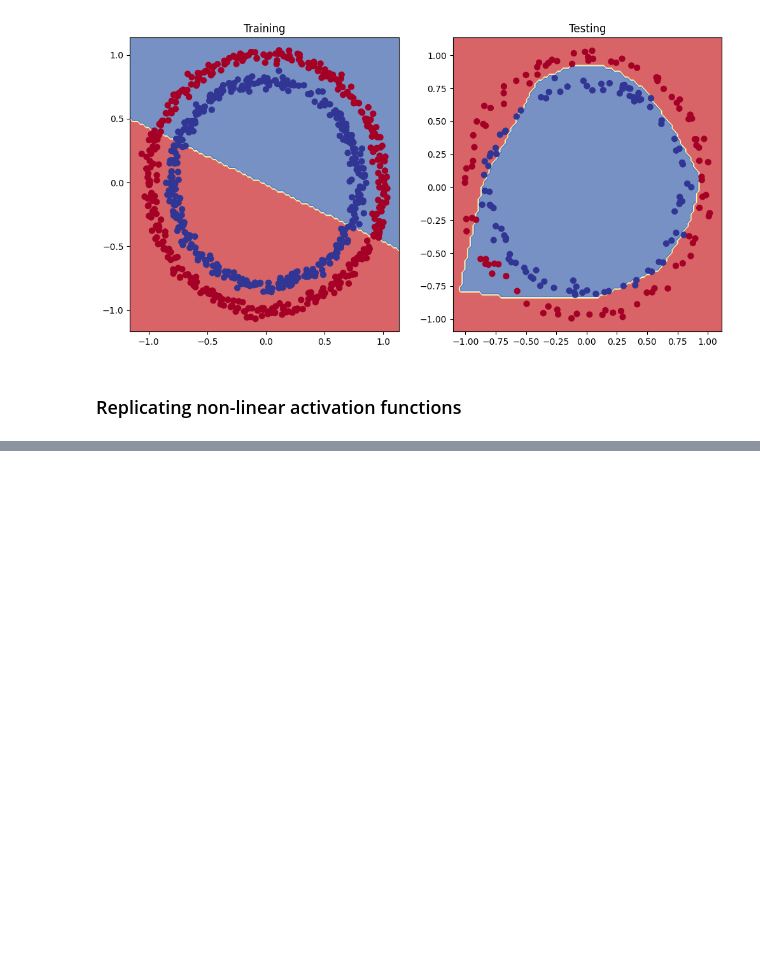
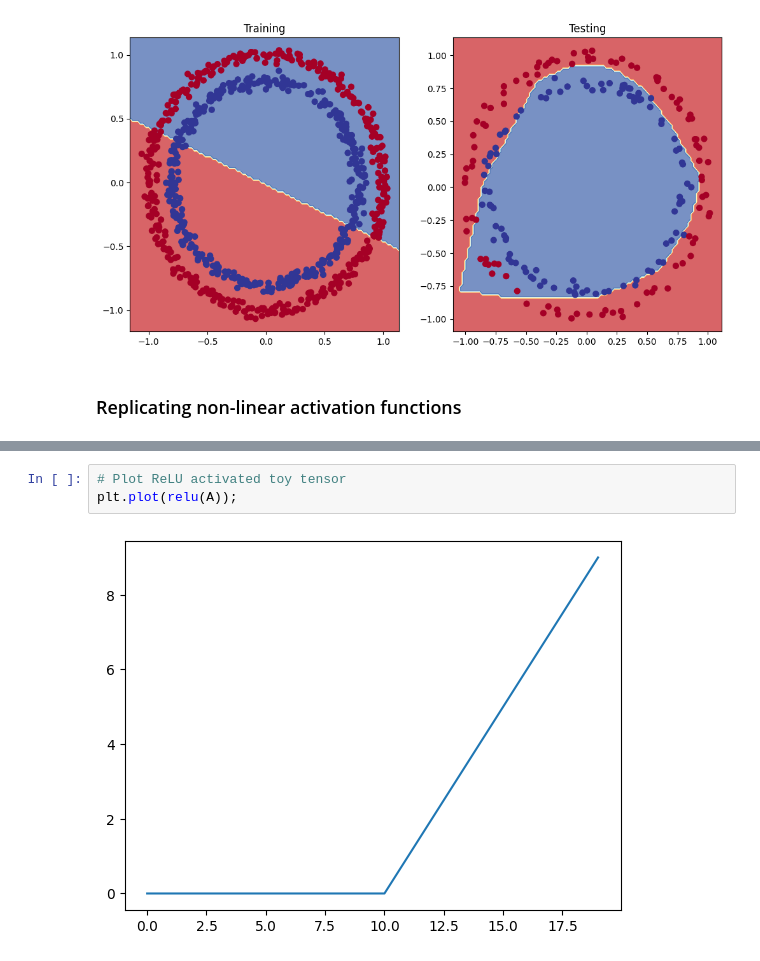
Before and after one commit to Kamaljit12/pytorch-tutorial, a Jupyter notebook: practice/03_pytorch_classification.ipynb, the cells around one changed output, grey strips where cells are left out. Saved outputs shown, nothing was run; the diff lists cells and outputs as text; blank space fills up the shorter version.

```diff
--- a/practice/03_pytorch_classification.ipynb
+++ b/practice/03_pytorch_classification.ipynb
@@ -681,0 +706,5 @@ plot_decision_boundary(model_3, X_test, y_test)
+# %%
+# Plot ReLU activated toy tensor
+plt.plot(relu(A));
+# %% [output]
+[figure, added]
```
Also changed, not shown: parts of 21 cells of this notebook, 2 other files.
